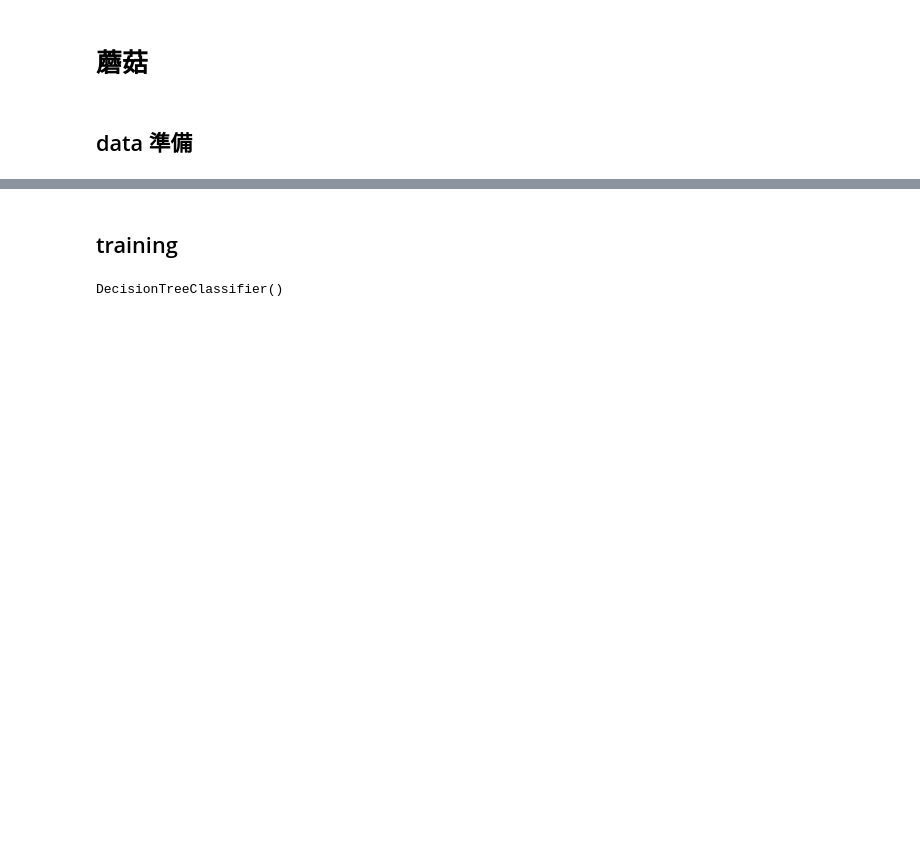
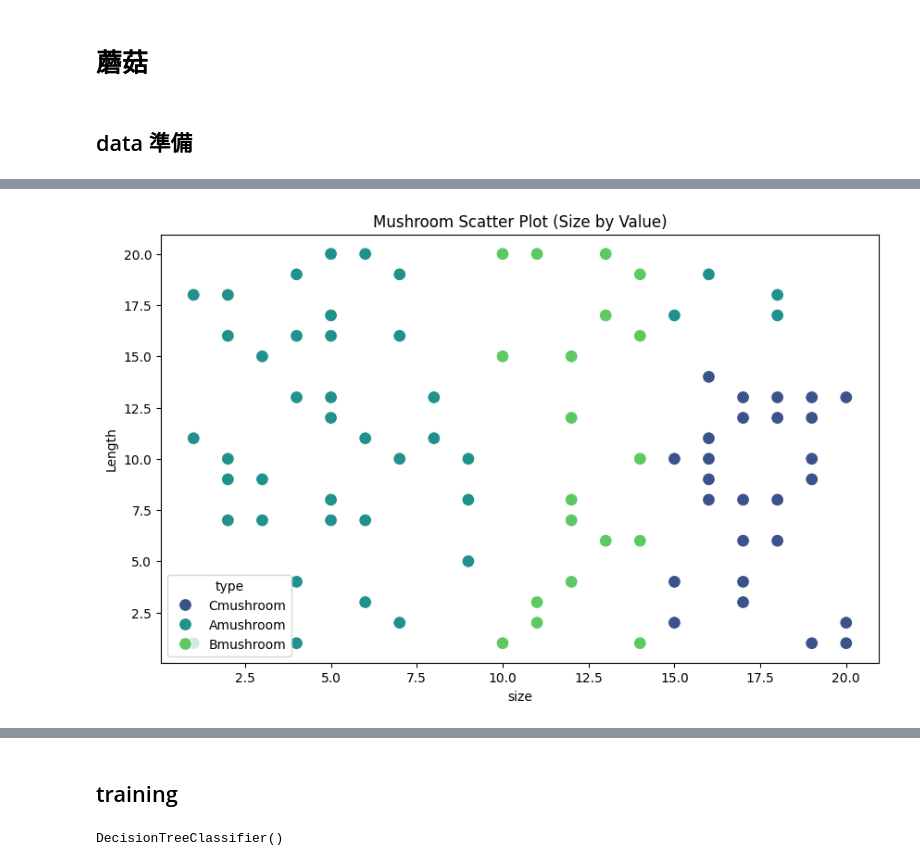
Before and after one commit to Juan-Jeffery/machine_learning_project, a Jupyter notebook: decisiion tree/Decision Tree.ipynb, the cells around one changed output, grey strips where cells are left out. Cells and saved outputs as stored; diff of their text form; code cells hidden in the pictures; blank space fills up the shorter version.

```diff
--- a/decisiion tree/Decision Tree.ipynb
+++ b/decisiion tree/Decision Tree.ipynb
@@ -48,4 +48,16 @@ data
 100 rows × 3 columns
+# %%
+import matplotlib.pyplot as plt
+import seaborn as sns
+
+plt.figure(figsize=(10, 6))
+sns.scatterplot(data=data, x='size', y='length', hue='type', palette='viridis', s=100)
+plt.xlabel('size')
+plt.ylabel('Length')
+plt.title('Mushroom Scatter Plot (Size by Value)')
+plt.show()
+# %% [output]
+[figure, added]
 # %%
 y = data['type']                   # 變出 y 資料
 X = data.drop(['type'], axis=1)    # 變出 X 資料，將 type 丟棄
```
Also changed, not shown: parts of 7 cells of this notebook, 4 other files.
